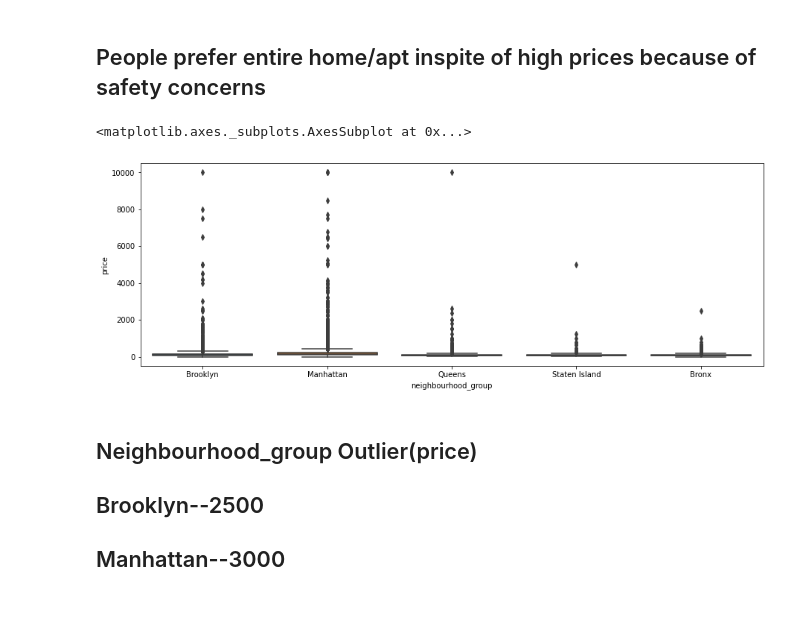
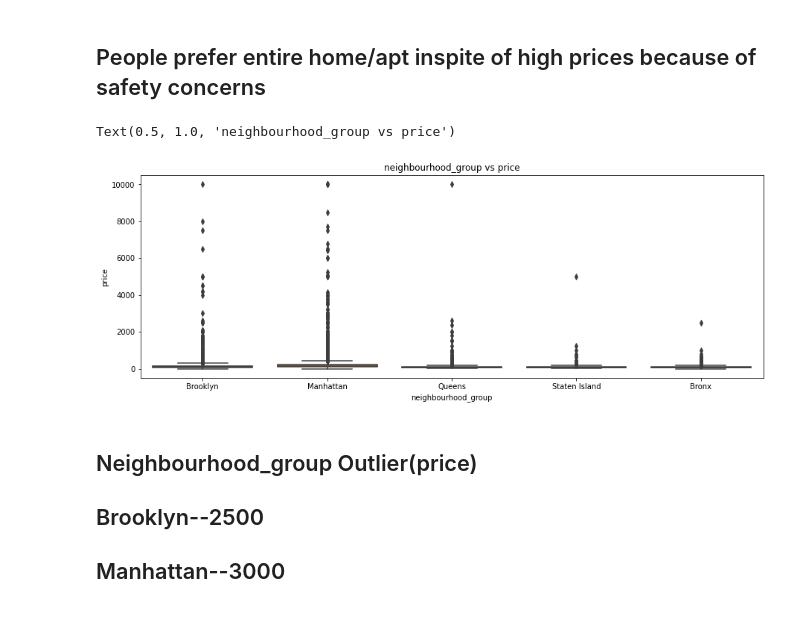
Before and after one commit to neilsamuel123/pract_alma_better, a Jupyter notebook: Airbnb_Bookings_Final_Analysis_Capstone_Project.ipynb, the cells around one changed output. Saved outputs shown, nothing was run; the diff lists cells and outputs as text; code cells hidden in the pictures.

```diff
--- a/Airbnb_Bookings_Final_Analysis_Capstone_Project.ipynb
+++ b/Airbnb_Bookings_Final_Analysis_Capstone_Project.ipynb
@@ -864,10 +864,11 @@ Text(0.5, 1.0, 'Room types count')
 # %%
 data_price=data[['neighbourhood_group','price']]
 plt.figure(figsize=(15,5))
 sns.boxplot(x='neighbourhood_group',y='price',data=data_price)
+plt.title("neighbourhood_group vs price")
 # %% [output]
-<matplotlib.axes._subplots.AxesSubplot at 0x...>
+Text(0.5, 1.0, 'neighbourhood_group vs price')
-[figure, old version]
+[figure, new version]
 # %% [markdown]
 ## Neighbourhood_group Outlier(price)
 ## Brooklyn--2500
```
